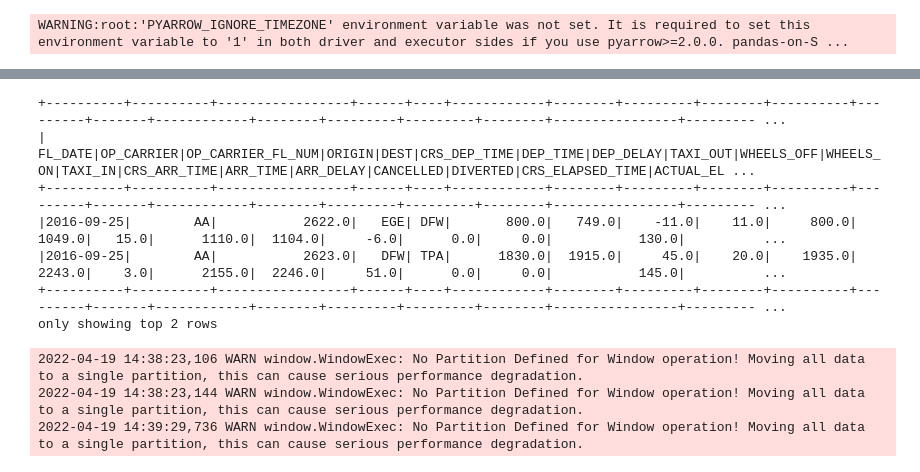
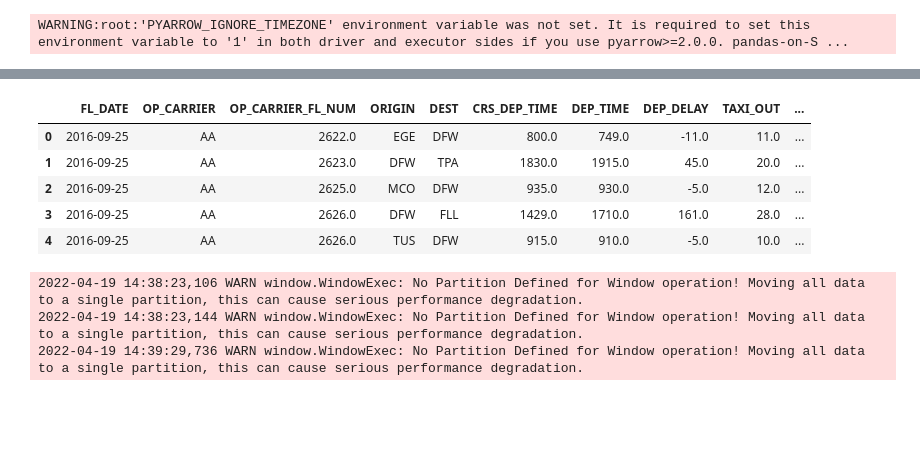
Before and after one commit to YohannesDK/DAT500-FinalProject, a Jupyter notebook: spark/Flight_Delay.ipynb, the cells around one changed output, grey strips where cells are left out. Saved outputs shown, nothing was run; the diff lists cells and outputs as text; code cells hidden in the pictures; blank space fills up the shorter version.

```diff
--- a/spark/Flight_Delay.ipynb
+++ b/spark/Flight_Delay.ipynb
@@ -74,5 +77,5 @@ schema = StructType([
     StructField("SECURITY_DELAY", DoubleType(), nullable), StructField("LATE_AIRCRAFT_DELAY", DoubleType(), nullable)])
 # %%
 df = spark.read.csv(CLEANED_DATA_PATH, header=True, schema=schema, inferSchema=False)
-df.show(2)
+df.to_pandas_on_spark().head()
 # %% [output]
@@ -81,10 +85,9 @@ df.show(2)
-+----------+----------+-----------------+------+----+------------+--------+---------+--------+----------+---------+-------+------------+--------+---------+---------+--------+----------------+--------- ...
-|   FL_DATE|OP_CARRIER|OP_CARRIER_FL_NUM|ORIGIN|DEST|CRS_DEP_TIME|DEP_TIME|DEP_DELAY|TAXI_OUT|WHEELS_OFF|WHEELS_ON|TAXI_IN|CRS_ARR_TIME|ARR_TIME|ARR_DELAY|CANCELLED|DIVERTED|CRS_ELAPSED_TIME|ACTUAL_EL ...
-+----------+----------+-----------------+------+----+------------+--------+---------+--------+----------+---------+-------+------------+--------+---------+---------+--------+----------------+--------- ...
-|2016-09-25|        AA|           2622.0|   EGE| DFW|       800.0|   749.0|    -11.0|    11.0|     800.0|   1049.0|   15.0|      1110.0|  1104.0|     -6.0|      0.0|     0.0|           130.0|          ...
-|2016-09-25|        AA|           2623.0|   DFW| TPA|      1830.0|  1915.0|     45.0|    20.0|    1935.0|   2243.0|    3.0|      2155.0|  2246.0|     51.0|      0.0|     0.0|           145.0|          ...
-+----------+----------+-----------------+------+----+------------+--------+---------+--------+----------+---------+-------+------------+--------+---------+---------+--------+----------------+--------- ...
-only showing top 2 rows
+|  | FL_DATE | OP_CARRIER | OP_CARRIER_FL_NUM | ORIGIN | DEST | CRS_DEP_TIME | DEP_TIME | DEP_DELAY | TAXI_OUT | ... |
+| 0 | 2016-09-25 | AA | 2622.0 | EGE | DFW | 800.0 | 749.0 | -11.0 | 11.0 | ... |
+| 1 | 2016-09-25 | AA | 2623.0 | DFW | TPA | 1830.0 | 1915.0 | 45.0 | 20.0 | ... |
+| 2 | 2016-09-25 | AA | 2625.0 | MCO | DFW | 935.0 | 930.0 | -5.0 | 12.0 | ... |
+| 3 | 2016-09-25 | AA | 2626.0 | DFW | FLL | 1429.0 | 1710.0 | 161.0 | 28.0 | ... |
+| 4 | 2016-09-25 | AA | 2626.0 | TUS | DFW | 915.0 | 910.0 | -5.0 | 10.0 | ... |
 # %%
 df = df.repartition(24)
 # %%
```
Also changed, not shown: parts of 7 cells of this notebook, 20 other files.
